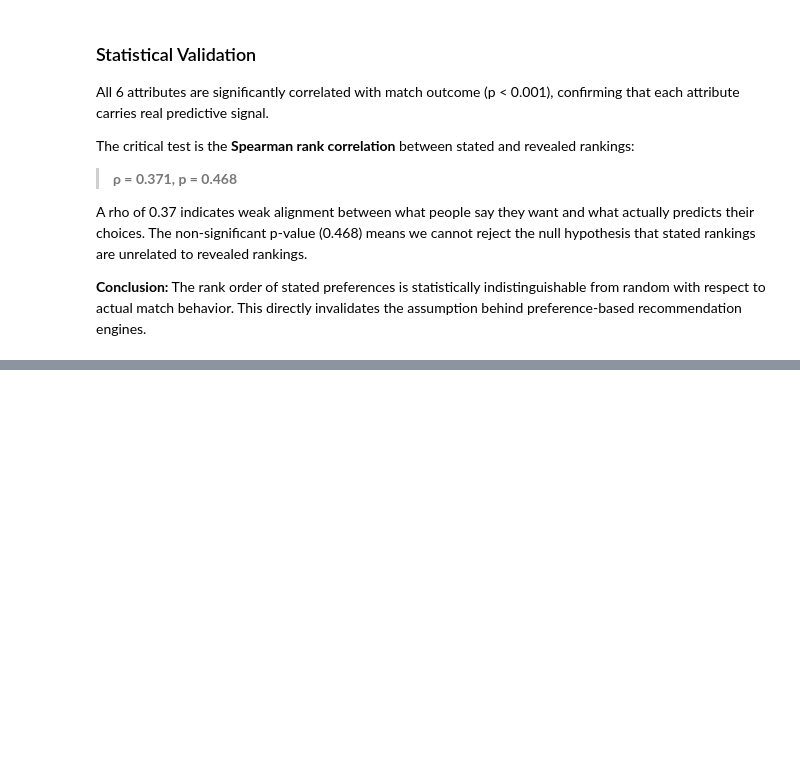
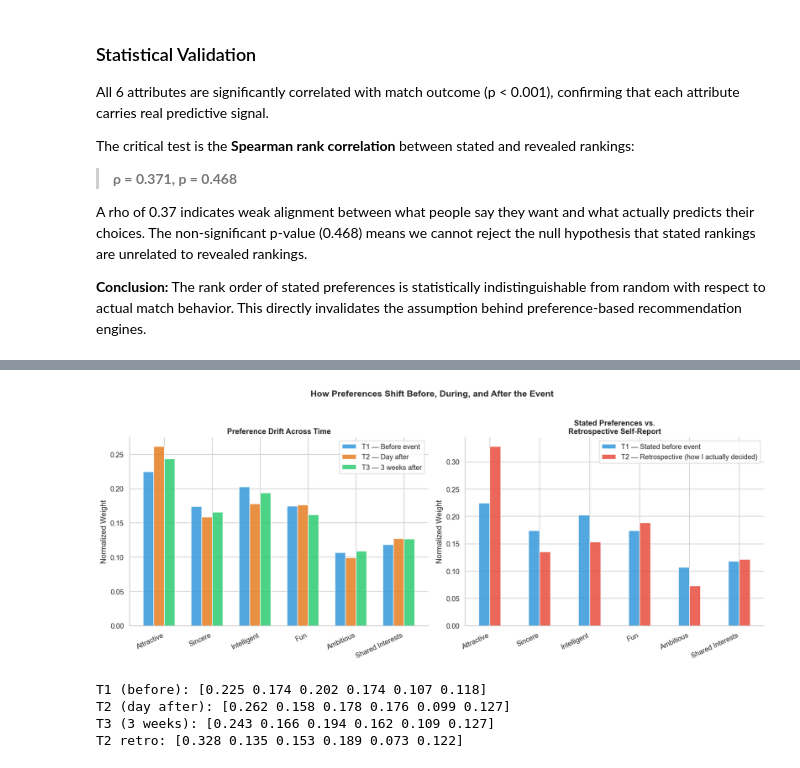
Before and after one commit to ArvindB75/speed-dating-match-prediction, a Jupyter notebook: notebooks/speed_dating_analysis.ipynb, the cells around one changed output, grey strips where cells are left out. Cells and saved outputs as stored; diff of their text form; code cells hidden in the pictures; blank space fills up the shorter version.

```diff
--- a/notebooks/speed_dating_analysis.ipynb
+++ b/notebooks/speed_dating_analysis.ipynb
@@ -551,0 +717,67 @@ This directly invalidates the assumption behind preference-based recommendation
+# %%
+# ── 2.5 Temporal Dimension ───────────────────────────────────────────────────
+
+attrs = ['attr', 'sinc', 'intel', 'fun', 'amb', 'shar']
+labels = ['Attractive', 'Sincere', 'Intelligent', 'Fun', 'Ambitious', 'Shared Interests']
+
+# T1: stated before event
+t1_cols = ['attr1_1', 'sinc1_1', 'intel1_1', 'fun1_1', 'amb1_1', 'shar1_1']
+# T2: stated day after
+t2_cols = ['attr1_2', 'sinc1_2', 'intel1_2', 'fun1_2', 'amb1_2', 'shar1_2']
+# T3: stated 3 weeks after
+t3_cols = ['attr1_3', 'sinc1_3', 'intel1_3', 'fun1_3', 'amb1_3', 'shar1_3']
+# T2 retrospective: how they think they actually decided
+t2_retro_cols = ['attr7_2', 'sinc7_2', 'intel7_2', 'fun7_2', 'amb7_2', 'shar7_2']
+
+# Compute means and normalize
+def get_normalized(cols):
+    means = df[cols].mean()
+    return means / means.sum()
+
+t1 = get_normalized(t1_cols)
+t2 = get_normalized(t2_cols)
+t3 = get_normalized(t3_cols)
+t2_retro = get_normalized(t2_retro_cols)
+
+# Plot
+fig, axes = plt.subplots(1, 2, figsize=(15, 6))
+x = np.arange(len(labels))
+width = 0.22
+
+# --- Plot 1: Preference drift across time ---
+axes[0].bar(x - width*1.5, t1.values, width, label='T1 — Before event', color='#3498db', alpha=0.85)
+axes[0].bar(x - width*0.5, t2.values, width, label='T2 — Day after', color='#e67e22', alpha=0.85)
+axes[0].bar(x + width*0.5, t3.values, width, label='T3 — 3 weeks after', color='#2ecc71', alpha=0.85)
+axes[0].set_title('Preference Drift Across Time', fontweight='bold')
+axes[0].set_ylabel('Normalized Weight')
+axes[0].set_xticks(x)
+axes[0].set_xticklabels(labels, rotation=25, ha='right')
+axes[0].legend()
+
+# --- Plot 2: Stated T1 vs retrospective T2 ---
+axes[1].bar(x - width/2, t1.values, width,
+            label='T1 — Stated before event', color='#3498db', alpha=0.85)
+axes[1].bar(x + width/2, t2_retro.values, width,
+            label='T2 — Retrospective (how I actually decided)', color='#e74c3c', alpha=0.85)
+axes[1].set_title('Stated Preferences vs.\nRetrospective Self-Report', fontweight='bold')
+axes[1].set_ylabel('Normalized Weight')
+axes[1].set_xticks(x)
+axes[1].set_xticklabels(labels, rotation=25, ha='right')
+axes[1].legend()
+
+plt.suptitle('How Preferences Shift Before, During, and After the Event',
+             fontsize=14, fontweight='bold', y=1.02)
+plt.tight_layout()
+plt.savefig('../outputs/temporal_preference_shift.png', dpi=120, bbox_inches='tight')
+plt.show()
+
+print("T1 (before):", t1.round(3).values)
+print("T2 (day after):", t2.round(3).values)
+print("T3 (3 weeks):", t3.round(3).values)
+print("T2 retro:", t2_retro.round(3).values)
+# %% [output]
+[figure, added]
+T1 (before): [0.225 0.174 0.202 0.174 0.107 0.118]
+T2 (day after): [0.262 0.158 0.178 0.176 0.099 0.127]
+T3 (3 weeks): [0.243 0.166 0.194 0.162 0.109 0.127]
+T2 retro: [0.328 0.135 0.153 0.189 0.073 0.122]
```
Also changed, not shown: parts of 7 cells of this notebook, 2 other files.
